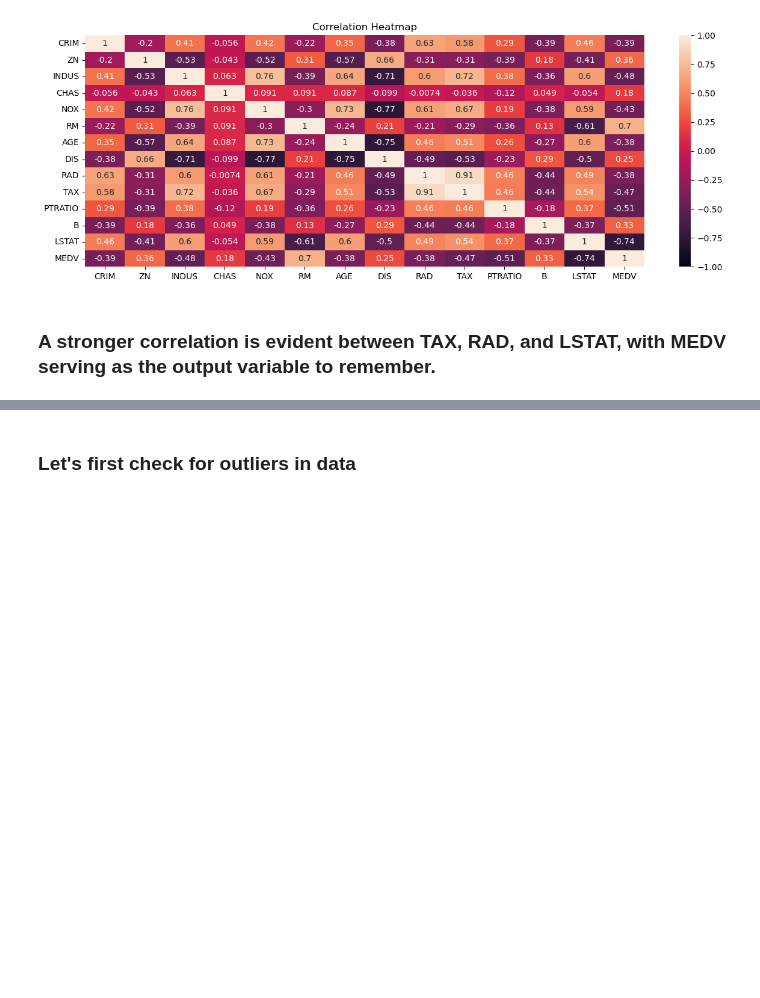
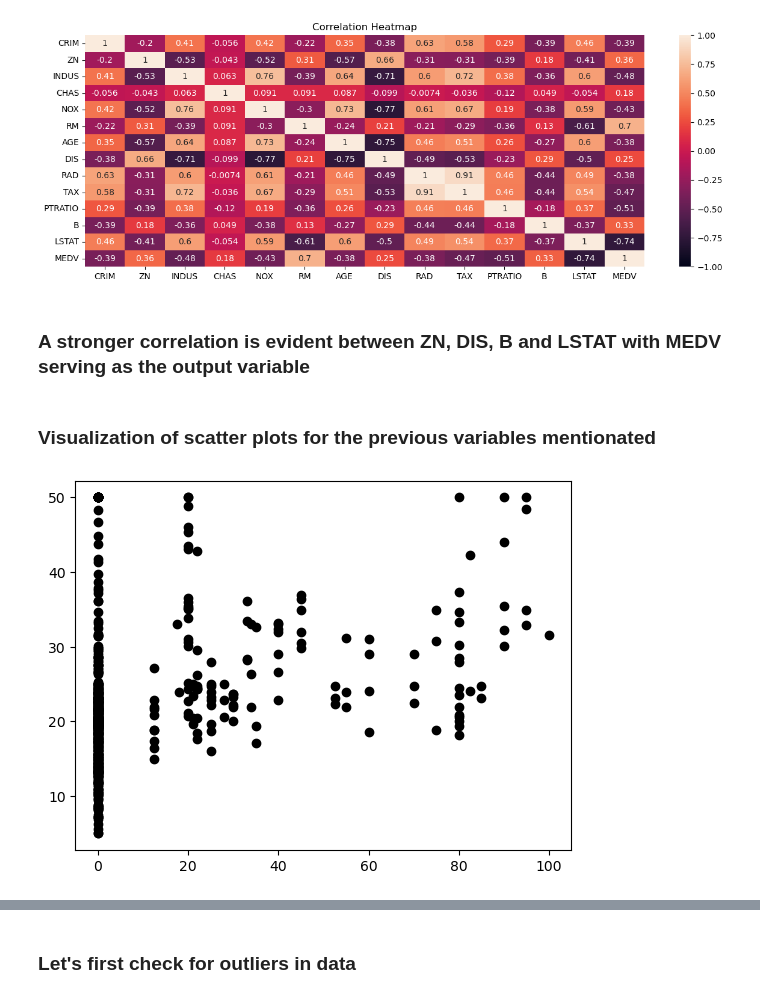
Before and after one commit to fhprime/Boston-House-Prices, a Jupyter notebook: Boston House Prices Notebook.ipynb, the cells around one changed output, grey strips where cells are left out. Drawn from its saved outputs; the diff is of its cells as text; code cells hidden in the pictures; blank space fills up the shorter version.

Commit message:
Linear regression model and scatter plots added

```diff
--- a/Boston House Prices Notebook.ipynb
+++ b/Boston House Prices Notebook.ipynb
@@ -144,4 +147,11 @@ heatmap.set_title('Correlation Heatmap')
 Text(0.5, 1.0, 'Correlation Heatmap')
 [figure]
 # %% [markdown]
-### A stronger correlation is evident between TAX, RAD, and LSTAT, with MEDV serving as the output variable to remember.
+### A stronger correlation is evident between ZN, DIS, B and LSTAT with MEDV serving as the output variable
+# %% [markdown]
+### Visualization of scatter plots for the previous variables mentionated
+# %%
+plt.scatter(dataset['ZN'],dataset['MEDV'],color = 'black')
+plt.show()
+# %% [output]
+[figure, added]
```
Also changed, not shown: parts of 10 cells of this notebook.
